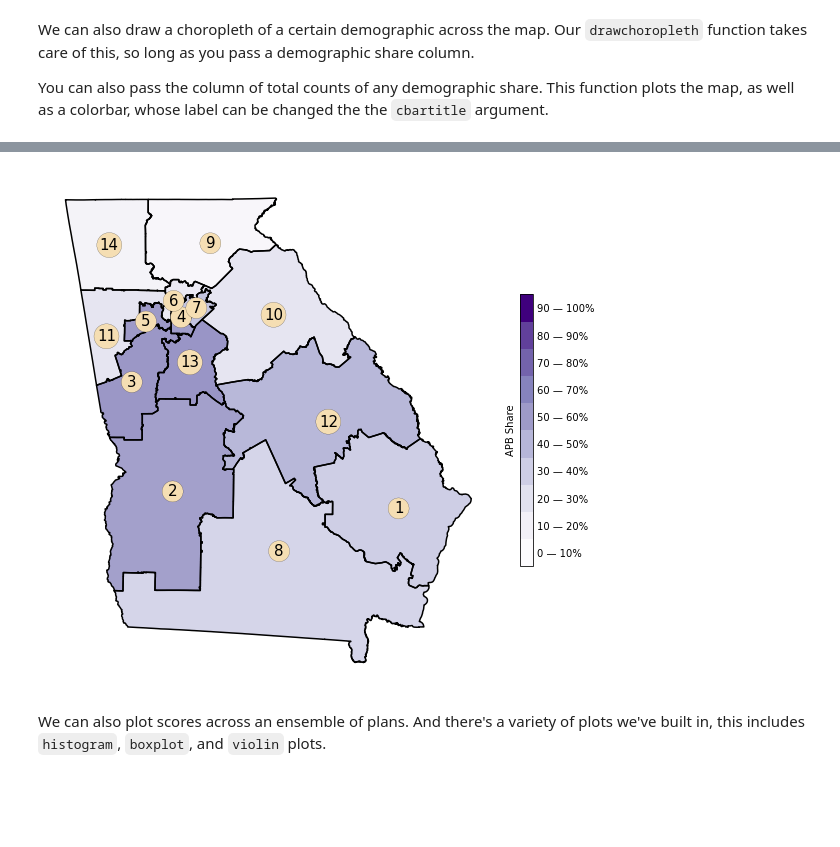
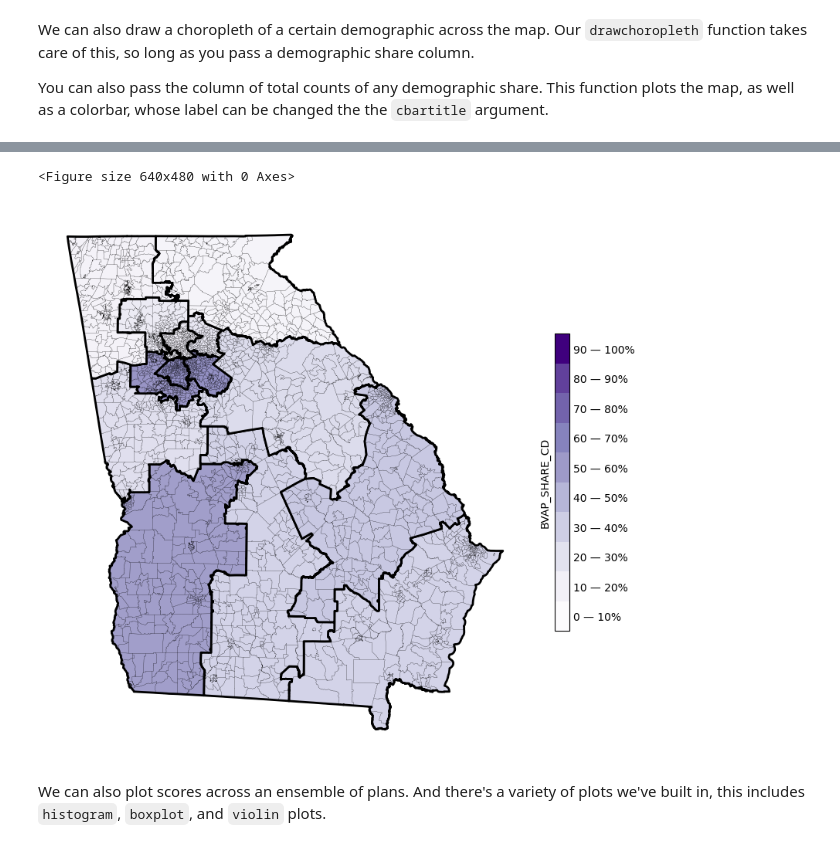
Before and after one commit to mggg/gerrytools, a Jupyter notebook: tutorials/plotting_tutorial.ipynb, the cells around one changed output, grey strips where cells are left out. Cells and saved outputs as stored; diff of their text form; code cells hidden in the pictures; blank space fills up the shorter version.

```diff
--- a/tutorials/plotting_tutorial.ipynb
+++ b/tutorials/plotting_tutorial.ipynb
@@ -30,9 +106,29 @@ You can also pass the column of total counts of any demographic share. This func
+# %%
+plan["VAP_CD"] = plan.groupby("CD")["VAP"].transform("sum")
+plan["BVAP_SHARE_CD"] = plan["BVAP"]/plan["VAP_CD"]
+plan["APB_share"] = (
+    plan["BVAP"]
+    +plan["HVAP"]
+    +plan["ASIANVAP"]
+    )/plan["VAP_CD"]
+plan["WVAP_share"] = plan["WVAP"]/plan["VAP_CD"]
+plan["BVAP_SHARE_LOCAL"] = plan["BVAP"]/plan["VAP"]
 # %%
+plt.clf()
 choro = choropleth(
-    plan, districts=plan, assignment="District", demographic="APB_share",
-    overlays=[], cmap="Purples", cbartitle="APB Share")
+    plan,
+    districts=plan,
+    assignment="CD",
+    demographic_share_col="BVAP_SHARE_CD",
+    overlays=[],
+    cmap="Purples",
+    district_lw=0.1,
+    base_lw=2,
+    base_linecolor="black",
+)
 # %% [output]
+<Figure size 640x480 with 0 Axes>
-[figure, old version]
+[figure, new version]
 # %% [markdown]
 We can also plot scores across an ensemble of plans. And there's a variety of plots we've built in, this includes `histogram`, `boxplot`, and `violin` plots.
 # %%
```
Also changed, not shown: parts of 30 cells of this notebook, 17 other files.
